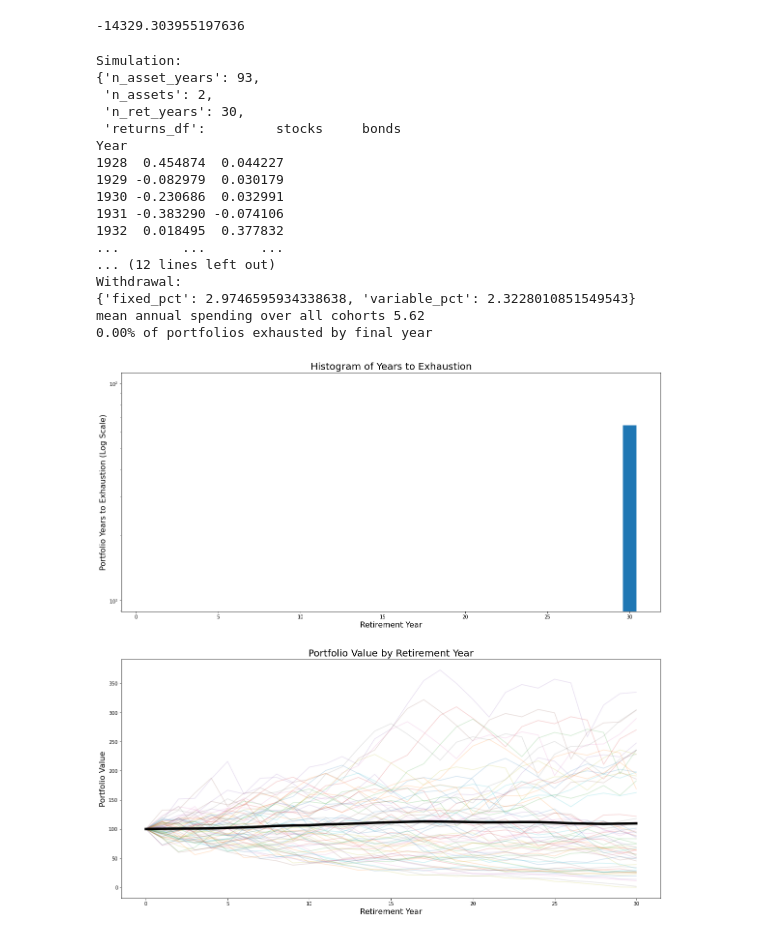
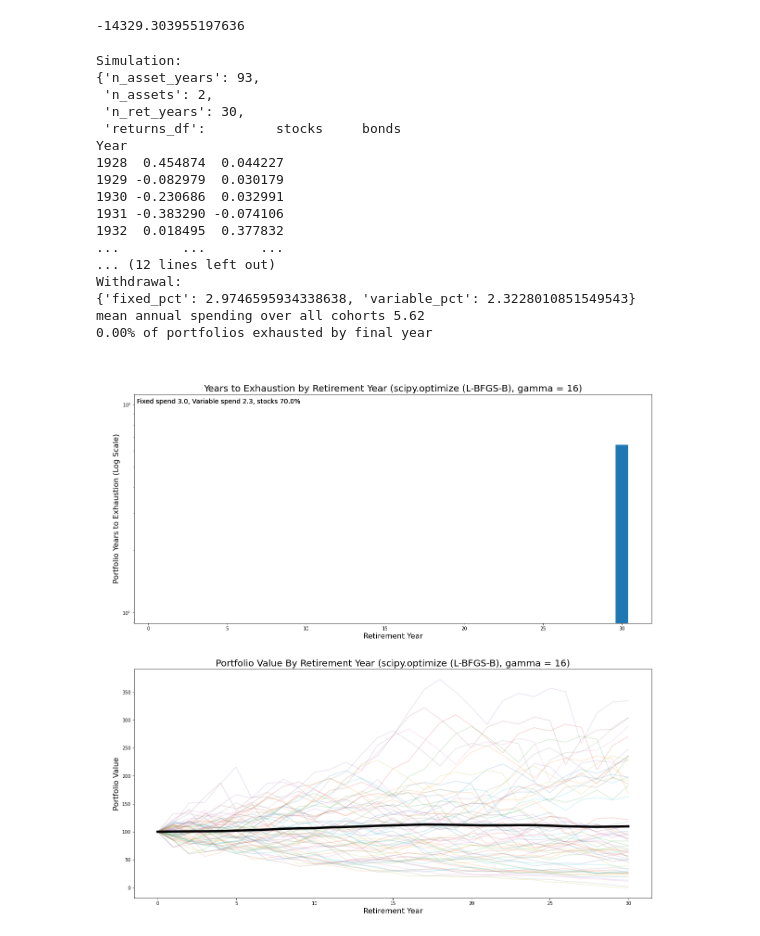
Before and after one commit to druce/swr, a Jupyter notebook: optimize.ipynb, the cells around one changed output. Saved outputs shown, nothing was run; the diff lists cells and outputs as text; code cells hidden in the pictures.

Commit message:
chart titles and annotations

```diff
--- a/optimize.ipynb
+++ b/optimize.ipynb
@@ -121,6 +121,11 @@ def ce_experiment(n_ret_years, gamma, *params):
         n_ret_years = N_RET_YEARS
     else:
         raise Exception('bad argument to ce_experiment', type(params), params)
+
+    if alloc_stocks > 1.0:
+        return 0
+    if alloc_stocks < 0.0:
+        return 0
 
     alloc_bonds = 1.0 - alloc_stocks
 
@@ -169,7 +174,7 @@ x0 = np.array([0.5, 5.0, 1.0])
 method = 'L-BFGS-B'
 optimizer = "scipy.optimize (%s)" % method
 
-MAX_ITER = 100
+MAX_ITER = N_TRIALS
 
 study_params = []
 study_values = []
@@ -268,35 +273,46 @@ s = SWRsimulation.SWRsimulation({
                   },
     'allocation': {'asset_weights': np.array([0.5, 0.5])}, # default is equal-weight
     'withdrawal': {'fixed_pct': FIXED_SPEND,
                    'variable_pct': VARIABLE_SPEND},
     'evaluation': {}, # no args, default = number of years to exhaustion
-    'analysis': {'histogram': True}
+    'analysis': {'histogram': True,
+                 'chart_1' : {'title': 'Years to Exhaustion by Retirement Year (%s, gamma = %d)' % (optimizer, resultsrow['gamma']),
+                              'annotation': "Fixed spend %.1f, Variable spend %.1f, stocks %.1f%%" % (resultsrow['fixed_spend'],
+                                                                                                      resultsrow['variable_spend'],
+                                                                                                      100 * resultsrow['alloc_stocks'])
+                             },
+                 'chart_2' : {'title': 'Portfolio Value By Retirement Year (%s, gamma = %d)' % (optimizer, resultsrow['gamma']),
+                              'annotation': "Fixed spend %.1f, Variable spend %.1f, stocks %.1f%%" % (resultsrow['fixed_spend'],
+                                                                                                      resultsrow['variable_spend'],
+                                                                                                      100 * resultsrow['alloc_stocks'])
+                             },
+                }
 })
 
 print(s)
 
 s.simulate()
 
 s.analyze()
 # %% [output]
 Simulation:
 {'n_asset_years': 93,
  'n_assets': 2,
  'n_ret_years': 30,
  'returns_df':         stocks     bonds
 Year
 1928  0.454874  0.044227
 1929 -0.082979  0.030179
 1930 -0.230686  0.032991
 1931 -0.383290 -0.074106
 1932  0.018495  0.377832
 ...        ...       ...
 ... (12 lines left out)
 Withdrawal:
 {'fixed_pct': 2.9746595934338638, 'variable_pct': 2.3228010851549543}
 mean annual spending over all cohorts 5.62
 0.00% of portfolios exhausted by final year
-[figure, old version]
+[figure, new version]
 # %%
 import optuna   # https://optuna.org/
 print("%s %s" % ('optuna', optuna.__version__))
```
Also changed, not shown: parts of 33 cells of this notebook, 2 other files.
